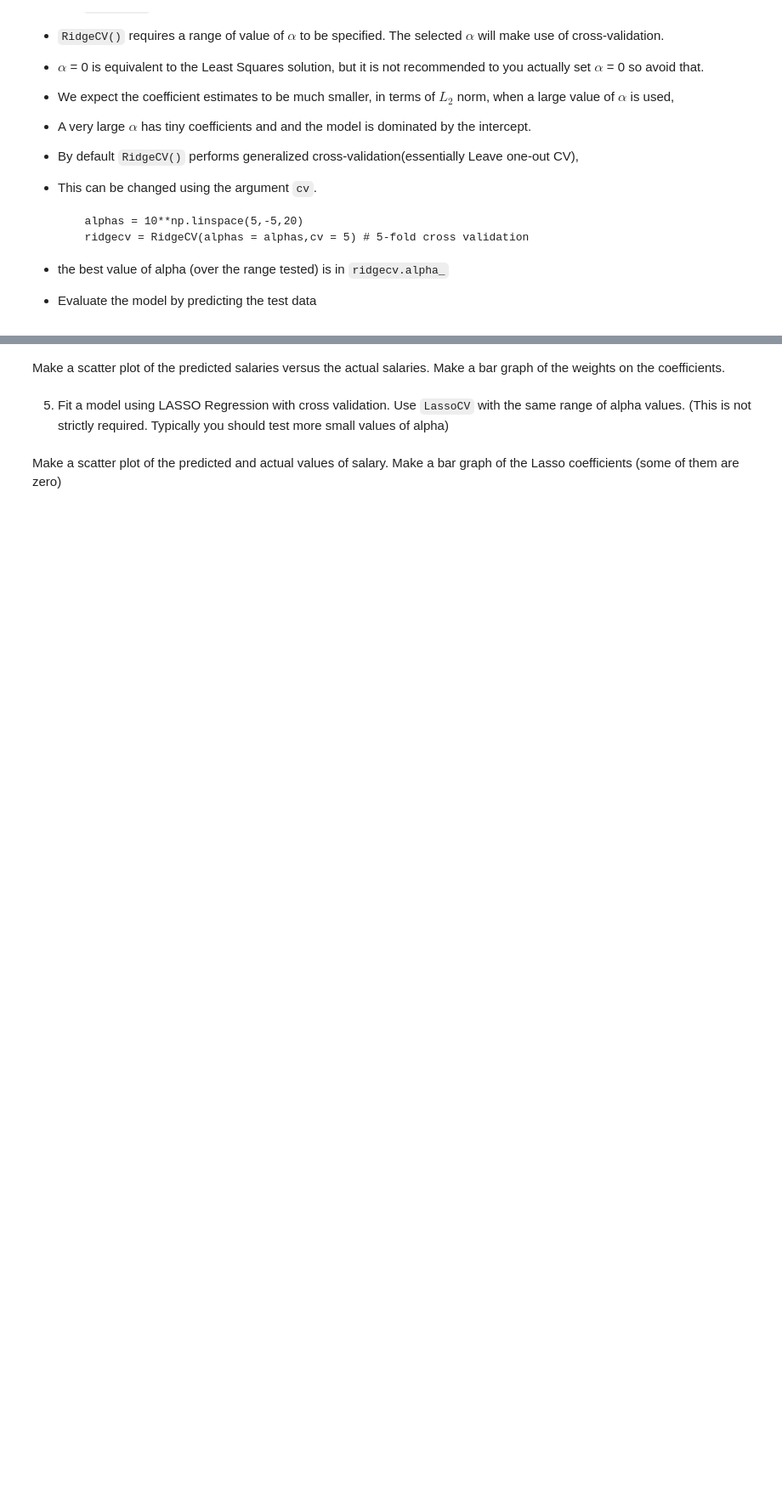
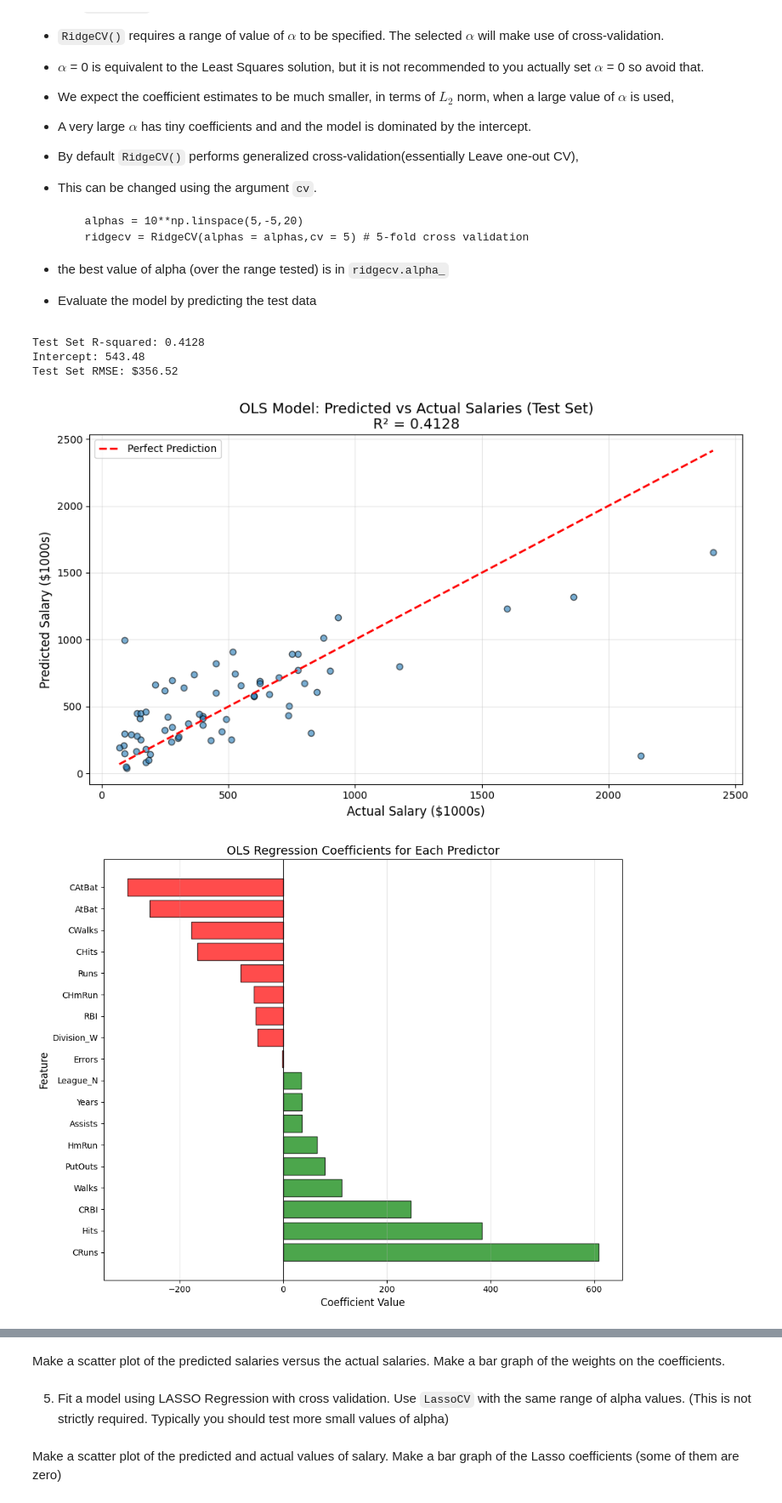
Before and after one commit to rheremm/COGS105, a Jupyter notebook: Homework/Homework3/Assignment3.ipynb, the cells around one changed output, grey strips where cells are left out. Shown at 85% size. Saved outputs shown, nothing was run; the diff lists cells and outputs as text; code cells hidden in the pictures; blank space fills up the shorter version.

```diff
--- a/Homework/Homework3/Assignment3.ipynb
+++ b/Homework/Homework3/Assignment3.ipynb
@@ -130,2 +162,22 @@ Write down your impression of the data in the box below   What variables are hig
 # %% [markdown]
 - Build a standard scaler model from the training set and apply to training and test sets.
+# %%
+# Create the StandardScaler object
+scaler = StandardScaler()
+
+# Fit the scaler on the training data and transform it
+X_train_scaled = scaler.fit_transform(X_train)
+
+# Transform the test data using the fitted scaler
+X_test_scaled = scaler.transform(X_test)
+
+# Optional: Convert back to DataFrames to preserve column names
+X_train_scaled = pd.DataFrame(X_train_scaled, columns=X_train.columns, index=X_train.index)
+X_test_scaled = pd.DataFrame(X_test_scaled, columns=X_test.columns, index=X_test.index)
+
+# Verify the scaling
+print("Training set - Mean and Std Dev after scaling:")
+print(X_train_scaled.mean())
+print(X_train_scaled.std())
+print(f"\nX_train_scaled shape: {X_train_scaled.shape}")
+print(f"X_test_scaled shape: {X_test_scaled.shape}")
@@ -149,3 +219,59 @@ Discuss your results here.  What do you think are the most important predictors.
         ridgecv = RidgeCV(alphas = alphas,cv = 5) # 5-fold cross validation
 * the best value of alpha (over the range tested) is in `ridgecv.alpha_`
 * Evaluate the model by predicting the test data
+# %%
+# Fit OLS Linear Regression model
+ols_model = LinearRegression()
+ols_model.fit(X_train_scaled, y_train)
+
+# Make predictions on test set
+y_pred_test = ols_model.predict(X_test_scaled)
+
+# Calculate R-squared on test set
+r2_test = ols_model.score(X_test_scaled, y_test)
+print(f"Test Set R-squared: {r2_test:.4f}")
+print(f"Intercept: {ols_model.intercept_:.2f}")
+
+# Calculate RMSE for additional context
+rmse_test = np.sqrt(mean_squared_error(y_test, y_pred_test))
+print(f"Test Set RMSE: ${rmse_test:.2f}")
+
+# Scatter plot: Predicted vs Actual Salaries
+plt.figure(figsize=(10, 6))
+plt.scatter(y_test, y_pred_test, alpha=0.6, edgecolors='k')
+plt.plot([y_test.min(), y_test.max()], [y_test.min(), y_test.max()],
+         'r--', lw=2, label='Perfect Prediction')
+plt.xlabel('Actual Salary ($1000s)', fontsize=12)
+plt.ylabel('Predicted Salary ($1000s)', fontsize=12)
+plt.title(f'OLS Model: Predicted vs Actual Salaries (Test Set)\nR² = {r2_test:.4f}', fontsize=14)
+plt.legend()
+plt.grid(True, alpha=0.3)
+plt.tight_layout()
+plt.show()
+
+# Bar plot: Regression Coefficients
+coefficients = pd.DataFrame({
+    'Feature': X_train.columns,
+    'Coefficient': ols_model.coef_
+}).sort_values('Coefficient', ascending=False)
+
+plt.figure(figsize=(10, 8))
+colors = ['green' if c > 0 else 'red' for c in coefficients['Coefficient']]
+plt.barh(coefficients['Feature'], coefficients['Coefficient'], color=colors, alpha=0.7, edgecolor='black')
+plt.xlabel('Coefficient Value', fontsize=12)
+plt.ylabel('Feature', fontsize=12)
+plt.title('OLS Regression Coefficients for Each Predictor', fontsize=14)
+plt.axvline(x=0, color='black', linestyle='-', linewidth=0.8)
+plt.grid(True, alpha=0.3, axis='x')
+plt.tight_layout()
+plt.show()
+
+# Display coefficients numerically
+print("\nRegression Coefficients:")
+print(coefficients.to_string(index=False))
+# %% [output]
+Test Set R-squared: 0.4128
+Intercept: 543.48
+Test Set RMSE: $356.52
+[figure, added]
+[figure, added]
```
Also changed, not shown: parts of 7 cells of this notebook.
